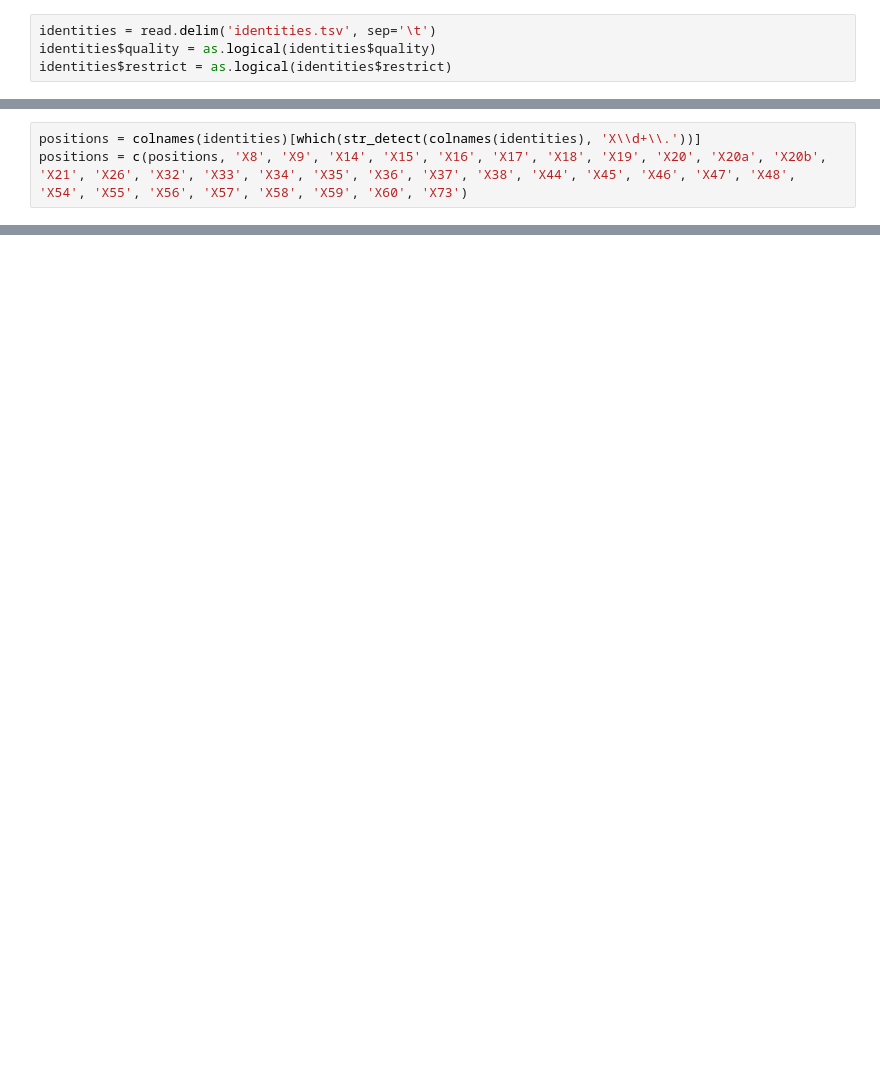
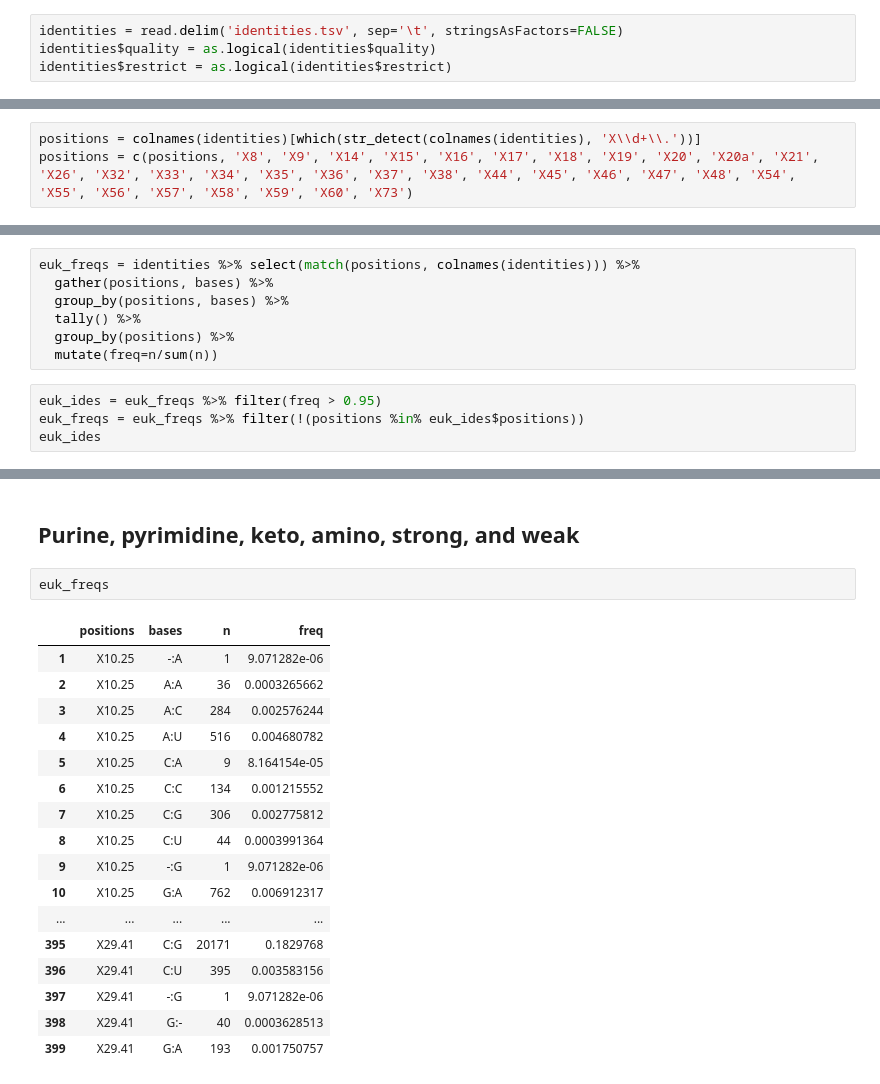
Before and after one commit to bylin/euk-features, a Jupyter notebook: notebooks/clade-freqs.ipynb, the cells around one changed output, grey strips where cells are left out. Saved outputs shown, nothing was run; the diff lists cells and outputs as text; blank space fills up the shorter version.

Commit message:
single base ides

```diff
--- a/notebooks/clade-freqs.ipynb
+++ b/notebooks/clade-freqs.ipynb
@@ -8,5 +15,5 @@ options(repr.plot.width=7, repr.plot.height=4)
 # %%
-identities = read.delim('identities.tsv', sep='\t')
+identities = read.delim('identities.tsv', sep='\t', stringsAsFactors=FALSE)
 identities$quality = as.logical(identities$quality)
 identities$restrict = as.logical(identities$restrict)
 # %% [markdown]
@@ -27,3 +69,3 @@ I will start with the easiest case: IDEs that are almost perfectly conserved amo
 # %%
 positions = colnames(identities)[which(str_detect(colnames(identities), 'X\\d+\\.'))]
-positions = c(positions, 'X8', 'X9', 'X14', 'X15', 'X16', 'X17', 'X18', 'X19', 'X20', 'X20a', 'X20b', 'X21', 'X26', 'X32', 'X33', 'X34', 'X35', 'X36', 'X37', 'X38', 'X44', 'X45', 'X46', 'X47', 'X48', 'X54', 'X55', 'X56', 'X57', 'X58', 'X59', 'X60', 'X73')
+positions = c(positions, 'X8', 'X9', 'X14', 'X15', 'X16', 'X17', 'X18', 'X19', 'X20', 'X20a', 'X21', 'X26', 'X32', 'X33', 'X34', 'X35', 'X36', 'X37', 'X38', 'X44', 'X45', 'X46', 'X47', 'X48', 'X54', 'X55', 'X56', 'X57', 'X58', 'X59', 'X60', 'X73')
@@ -67,0 +72,11 @@ head(identities)
+# %%
+euk_freqs = identities %>% select(match(positions, colnames(identities))) %>%
+  gather(positions, bases) %>%
+  group_by(positions, bases) %>%
+  tally() %>%
+  group_by(positions) %>%
+  mutate(freq=n/sum(n))
+# %%
+euk_ides = euk_freqs %>% filter(freq > 0.95)
+euk_freqs = euk_freqs %>% filter(!(positions %in% euk_ides$positions))
+euk_ides
@@ -67,0 +96,22 @@ head(identities)
+# %% [markdown]
+## Purine, pyrimidine, keto, amino, strong, and weak
+# %%
+euk_freqs
+# %% [output]
+|  | positions | bases | n | freq |
+| 1 | X10.25 | -:A | 1 | 9.071282e-06 |
+| 2 | X10.25 | A:A | 36 | 0.0003265662 |
+| 3 | X10.25 | A:C | 284 | 0.002576244 |
+| 4 | X10.25 | A:U | 516 | 0.004680782 |
+| 5 | X10.25 | C:A | 9 | 8.164154e-05 |
+| 6 | X10.25 | C:C | 134 | 0.001215552 |
+| 7 | X10.25 | C:G | 306 | 0.002775812 |
+| 8 | X10.25 | C:U | 44 | 0.0003991364 |
+| 9 | X10.25 | -:G | 1 | 9.071282e-06 |
+| 10 | X10.25 | G:A | 762 | 0.006912317 |
+| ... | ... | ... | ... | ... |
+| 395 | X29.41 | C:G | 20171 | 0.1829768 |
+| 396 | X29.41 | C:U | 395 | 0.003583156 |
+| 397 | X29.41 | -:G | 1 | 9.071282e-06 |
+| 398 | X29.41 | G:- | 40 | 0.0003628513 |
+| 399 | X29.41 | G:A | 193 | 0.001750757 |
```
Also changed, not shown: parts of 7 cells of this notebook.
